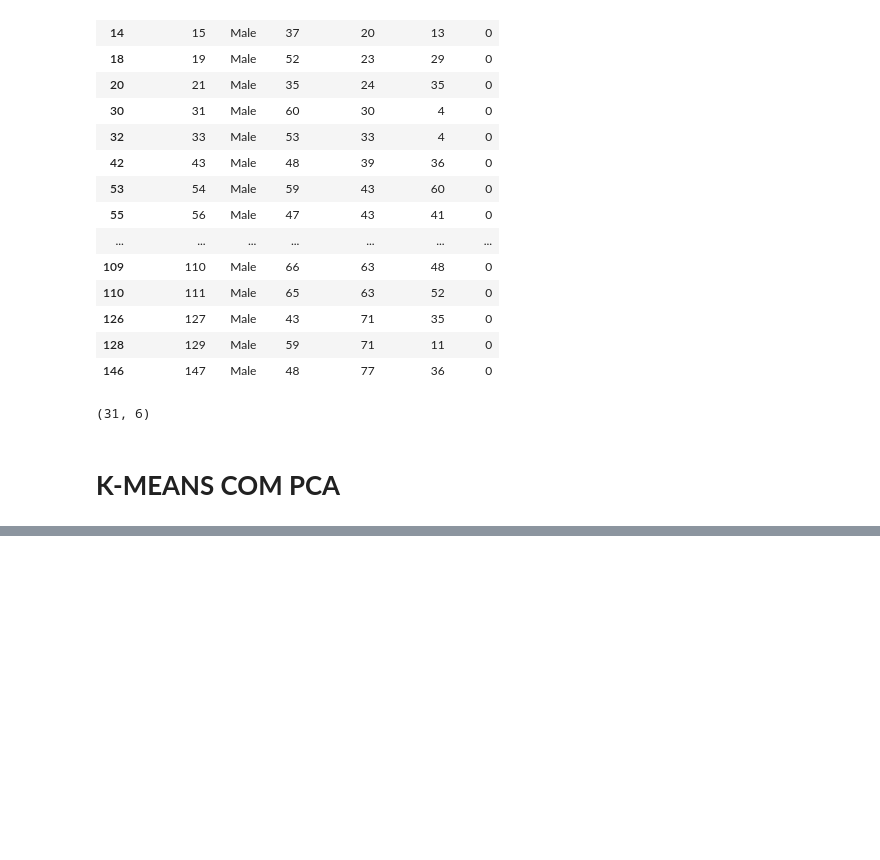
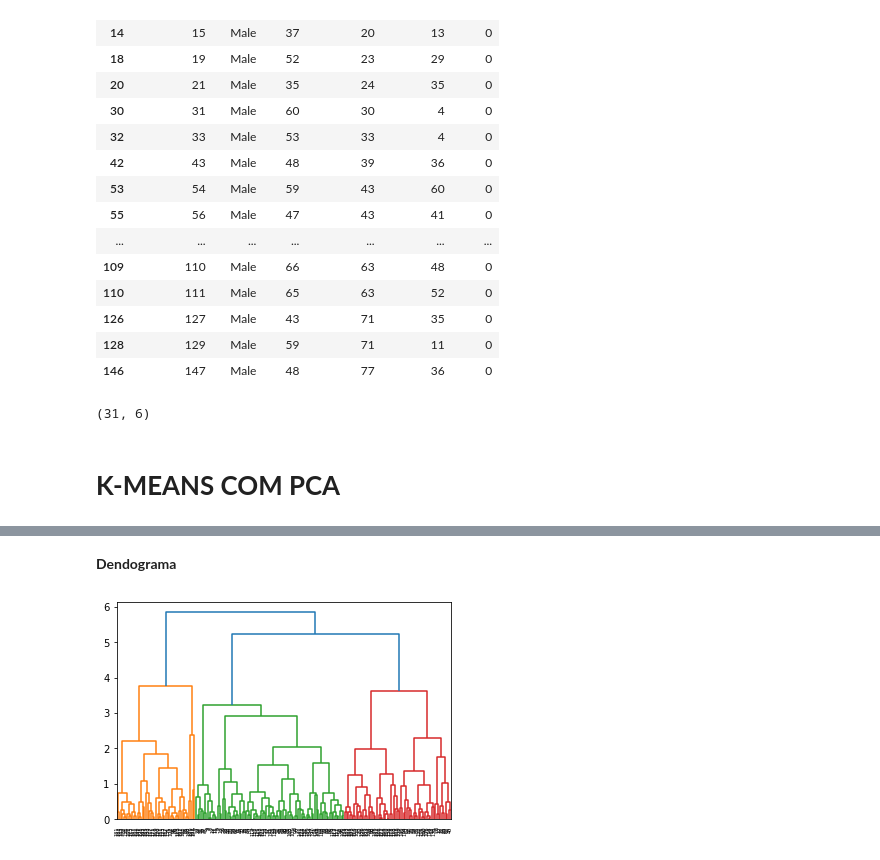
Before and after one commit to JessicaPortilio/Machine_Learning_Python, a Jupyter notebook: AprendizadoNaoSupervisionado_Agrupamento/AprendizadoNaoSupervisionado_Agrupamento.ipynb, the cells around one changed output, grey strips where cells are left out. Drawn from its saved outputs; the diff is of its cells as text; code cells hidden in the pictures; blank space fills up the shorter version.

```diff
--- a/AprendizadoNaoSupervisionado_Agrupamento/AprendizadoNaoSupervisionado_Agrupamento.ipynb
+++ b/AprendizadoNaoSupervisionado_Agrupamento/AprendizadoNaoSupervisionado_Agrupamento.ipynb
@@ -602,0 +859,4 @@ grupo0.shape
+# %%
+pca = PCA(n_components = 2)
+# %%
+df2_pca = pca.fit_transform(df2_esc)
@@ -602,0 +883,2 @@ grupo0.shape
+# %% [markdown]
+**Dendograma**
@@ -602,0 +888,4 @@ grupo0.shape
+# %%
+dendrograma = dendrogram(linkage(df2_pca, method = 'complete'))
+# %% [output]
+[figure, added]
```
Also changed, not shown: parts of 186 cells of this notebook, 1 other file.
